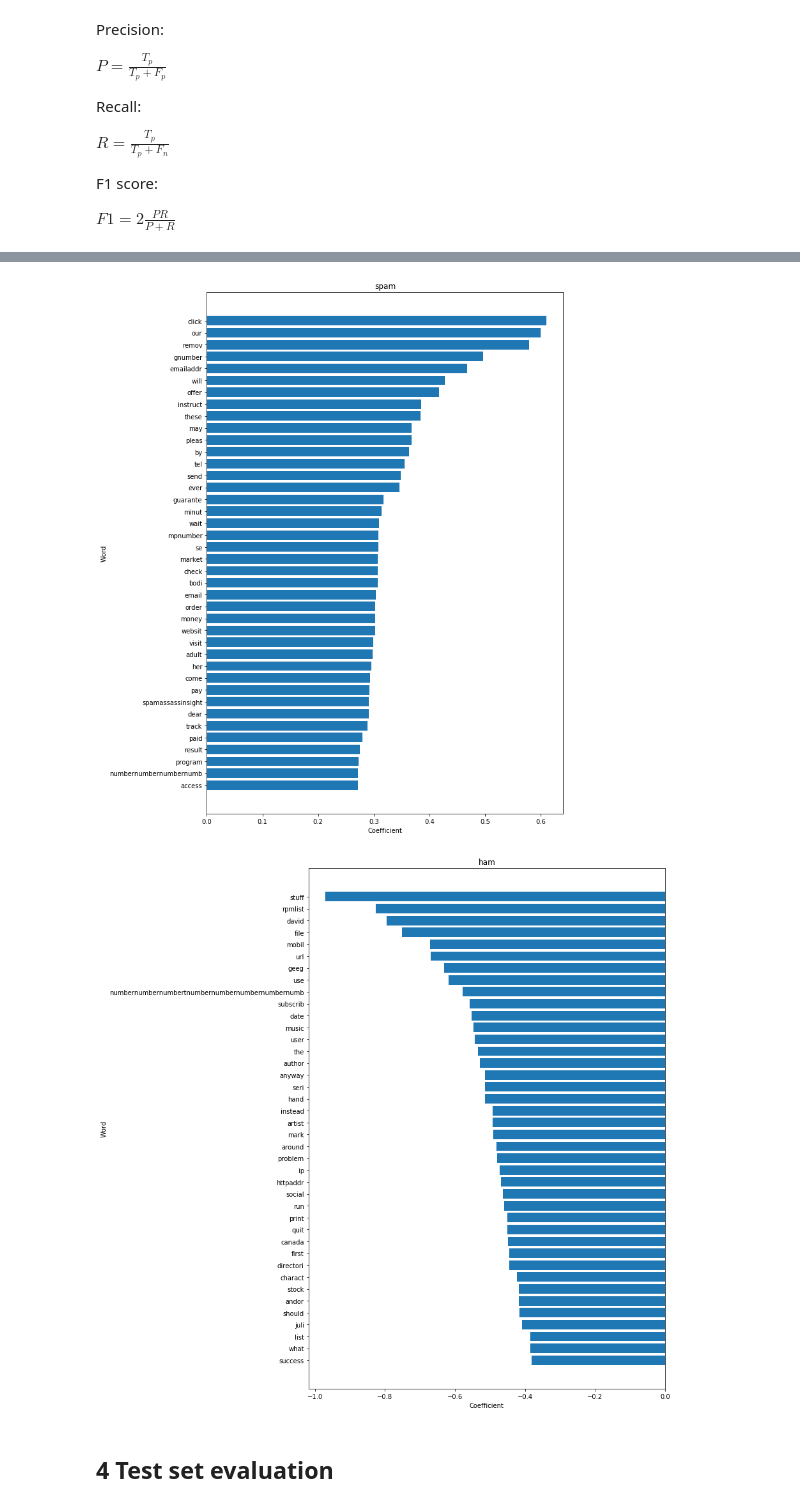
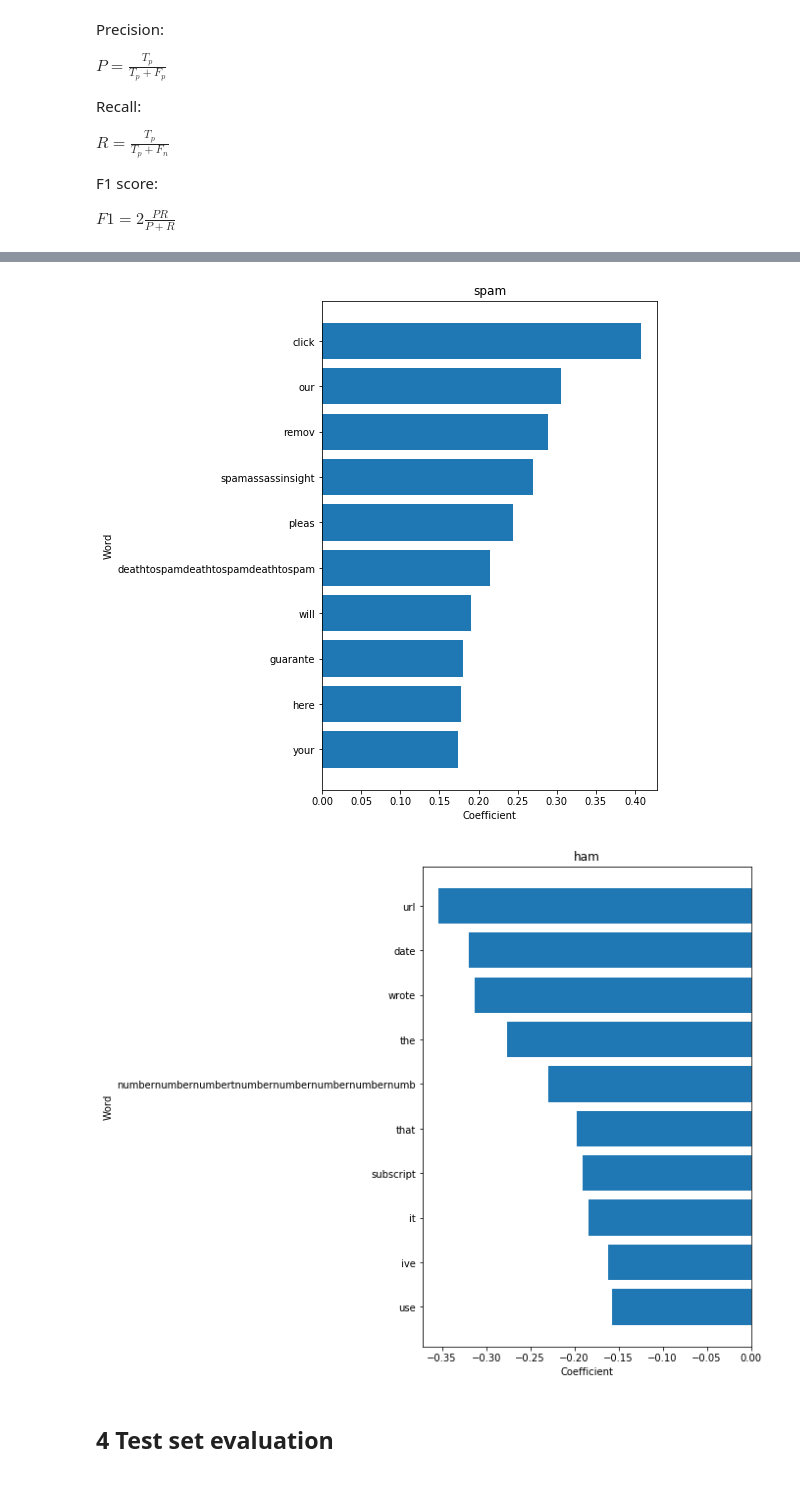
Before and after one commit to wesbarnett/spam-or-ham, a Jupyter notebook: Spam or Ham.ipynb, the cells around one changed output, grey strips where cells are left out. Cells and saved outputs as stored; diff of their text form; code cells hidden in the pictures.

```diff
--- a/Spam or Ham.ipynb
+++ b/Spam or Ham.ipynb
@@ -307,0 +352,3 @@ Fitting 5 folds for each of 5 candidates, totalling 25 fits
+# %%
+clf = load('clf-copy1.gz')
+clf.best_params_
@@ -312,3 +365,2 @@ Below we plot the validation curve, showing the average train and validation sco
 # %%
-clf = load('clf.gz')
 results = pd.DataFrame(clf.cv_results_)
@@ -319,16 +367,16 @@ clf.best_params_
 # %%
-results.plot('param_svc__C', 'mean_train_score', label='Train score')
-results.plot('param_svc__C', 'mean_test_score', label='Validation score', ax=plt.gca())
-plt.fill_between(results.param_svc__C.astype(np.float),
+def plot_validation_curve(results, ax, max_features):
+    results.plot('param_svc__C', 'mean_train_score', label='Train score', ax=ax)
+    results.plot('param_svc__C', 'mean_test_score', label='Validation score', ax=ax)
+    ax.fill_between(results.param_svc__C.astype(np.float),
                  results['mean_train_score'] + results['std_train_score'],
                  results['mean_train_score'] - results['std_train_score'],
                  alpha=0.2)
-plt.fill_between(results.param_svc__C.astype(np.float),
+    ax.fill_between(results.param_svc__C.astype(np.float),
                  results['mean_test_score'] + results['std_test_score'],
                  results['mean_test_score'] - results['std_test_score'],
                  alpha=0.2)
-plt.xscale('log')
-plt.xlabel('C')
-plt.ylabel('Score')
-plt.legend()
-plt.show()
+    ax.set_xscale('log')
+    ax.set_xlabel('C')
+    ax.set_ylabel('Score')
+    ax.set_title('max_features = {0}'.format(max_features))
@@ -336,0 +383,5 @@ plt.show()
+# %%
+fig, ax = plt.subplots(2,2, figsize=(10,10))
+for i, a in zip([200, 500, 1000, 2000], ax.ravel()):
+    plot_validation_curve(results[results['param_vect__max_features'] == i], a, i)
+plt.tight_layout()
@@ -473,18 +571,18 @@ def plot_important_words(coef, names, label, n=10):
     plt.title(label)
     plt.show()
 # %%
-plt.figure(figsize=(10,15))
+plt.figure(figsize=(6,9))
 plot_important_words(clf.best_estimator_.named_steps['svc'].coef_.toarray()[0],
                      clf.best_estimator_.named_steps['vect'].get_feature_names(),
-                    'spam', 40)
+                    'spam', 10)
 
-plt.figure(figsize=(10,15))
+plt.figure(figsize=(6,9))
 plot_important_words(clf.best_estimator_.named_steps['svc'].coef_.toarray()[0],
                      clf.best_estimator_.named_steps['vect'].get_feature_names(),
-                    'ham', 40)
+                    'ham', 10)
 # %% [output]
-[figure, old version]
+[figure, new version]
-[figure, old version]
+[figure, new version]
 # %% [markdown]
 ## 4 Test set evaluation
 # %%
```
Also changed, not shown: parts of 54 cells of this notebook, 1 other file.
